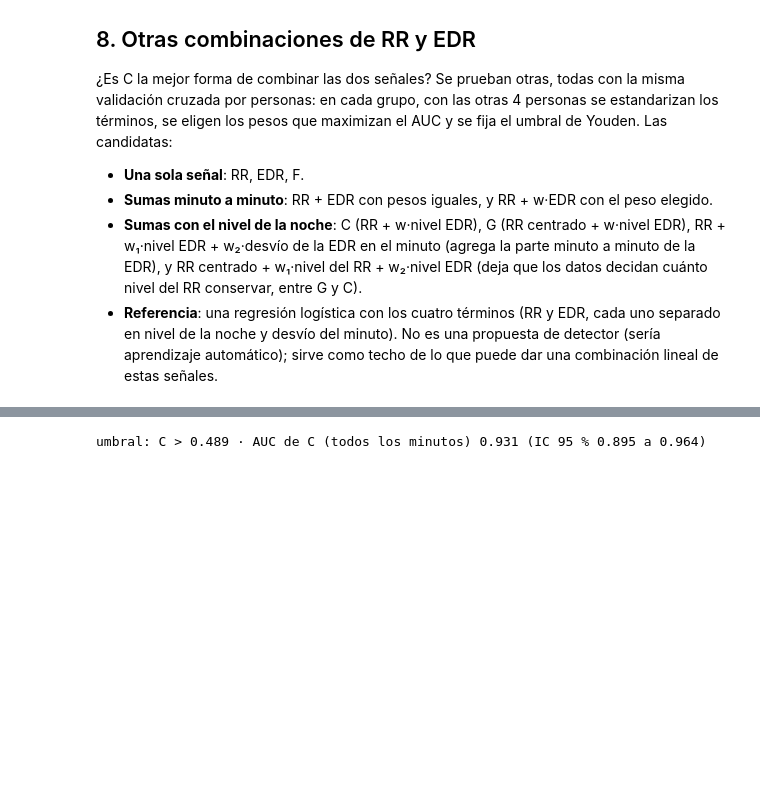
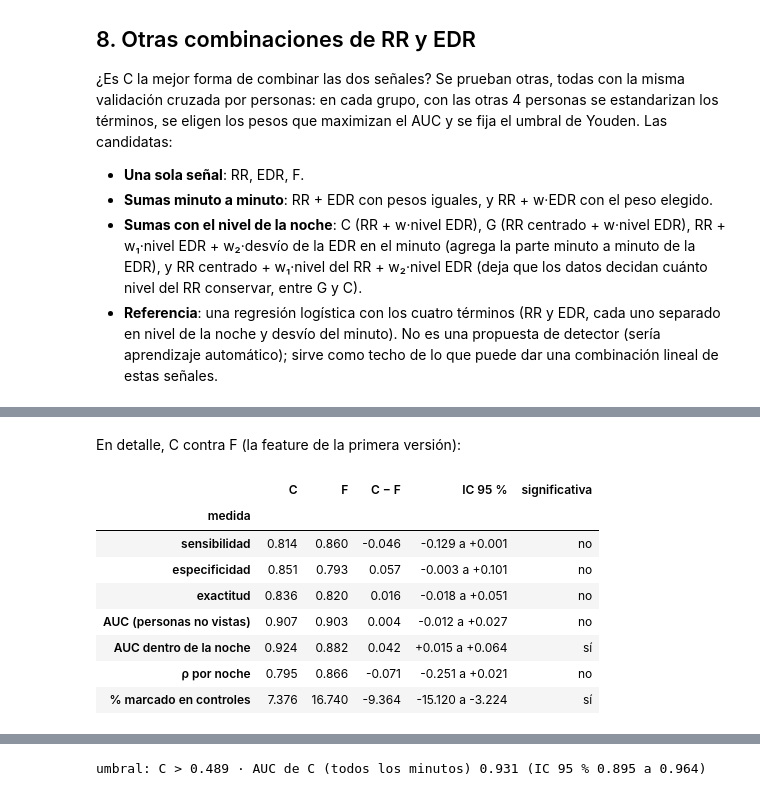
Before and after one commit to afrateitba/PSIB2026Q2-TPS-Grupo08-Frate-Tenca-Weizman, a Jupyter notebook: notebooks/04_feature_y_detector.ipynb, the cells around one changed output, grey strips where cells are left out. Drawn from its saved outputs; the diff is of its cells as text; code cells hidden in the pictures; blank space fills up the shorter version.

```diff
--- a/notebooks/04_feature_y_detector.ipynb
+++ b/notebooks/04_feature_y_detector.ipynb
@@ -620,0 +658,22 @@ Se elige el umbral que maximiza el **índice de Youden**, J = sensibilidad + esp
+# %% [markdown]
+En detalle, C contra F (la feature de la primera versión):
+# %%
+nombre_f = "F (potencia cruzada)"
+dif_cf = boot_cand[NOMBRE_C] - boot_cand[nombre_f]
+filas_cf = []
+for m_ in dif_cf.columns:
+    lo, hi = np.nanpercentile(dif_cf[m_], [2.5, 97.5])
+    filas_cf.append({"medida": m_, "C": punto[NOMBRE_C][m_], "F": punto[nombre_f][m_],
+                     "C − F": punto[NOMBRE_C][m_] - punto[nombre_f][m_], "IC 95 %": f"{lo:+.3f} a {hi:+.3f}",
+                     "significativa": "sí" if lo > 0 or hi < 0 else "no"})
+pd.DataFrame(filas_cf).set_index("medida").round(3)
+# %% [output]
+|  | C | F | C − F | IC 95 % | significativa |
+| medida |  |  |  |  |  |
+| sensibilidad | 0.814 | 0.860 | -0.046 | -0.129 a +0.001 | no |
+| especificidad | 0.851 | 0.793 | 0.057 | -0.003 a +0.101 | no |
+| exactitud | 0.836 | 0.820 | 0.016 | -0.018 a +0.051 | no |
+| AUC (personas no vistas) | 0.907 | 0.903 | 0.004 | -0.012 a +0.027 | no |
+| AUC dentro de la noche | 0.924 | 0.882 | 0.042 | +0.015 a +0.064 | sí |
+| ρ por noche | 0.795 | 0.866 | -0.071 | -0.251 a +0.021 | no |
+| % marcado en controles | 7.376 | 16.740 | -9.364 | -15.120 a -3.224 | sí |
```
Also changed, not shown: parts of 6 cells of this notebook, 1 other file.
